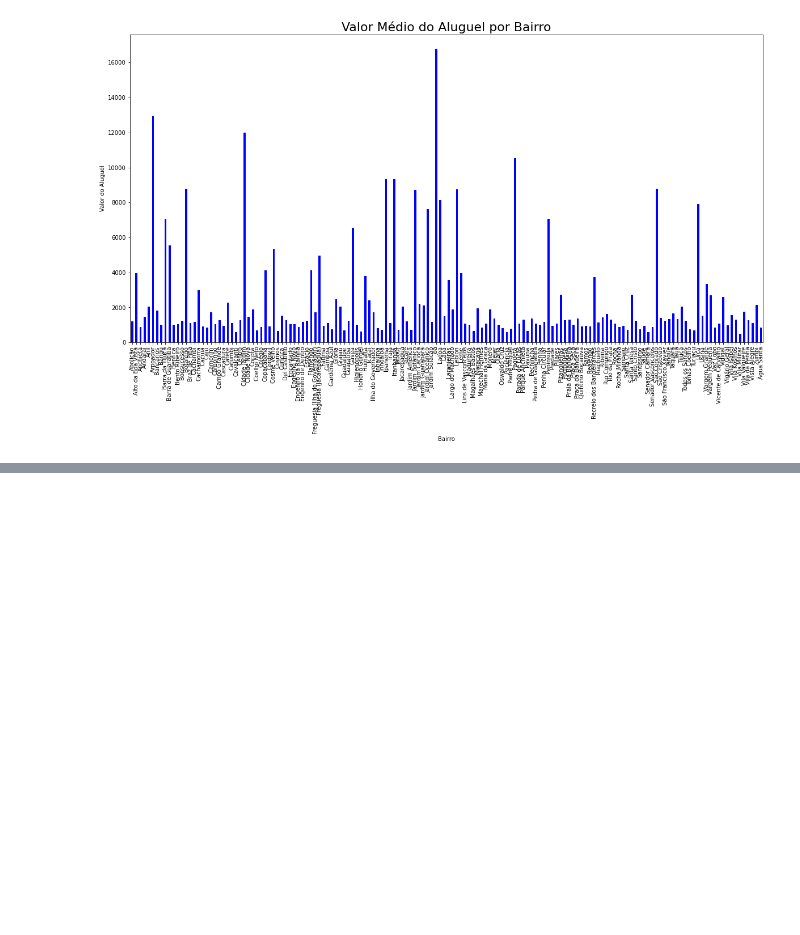
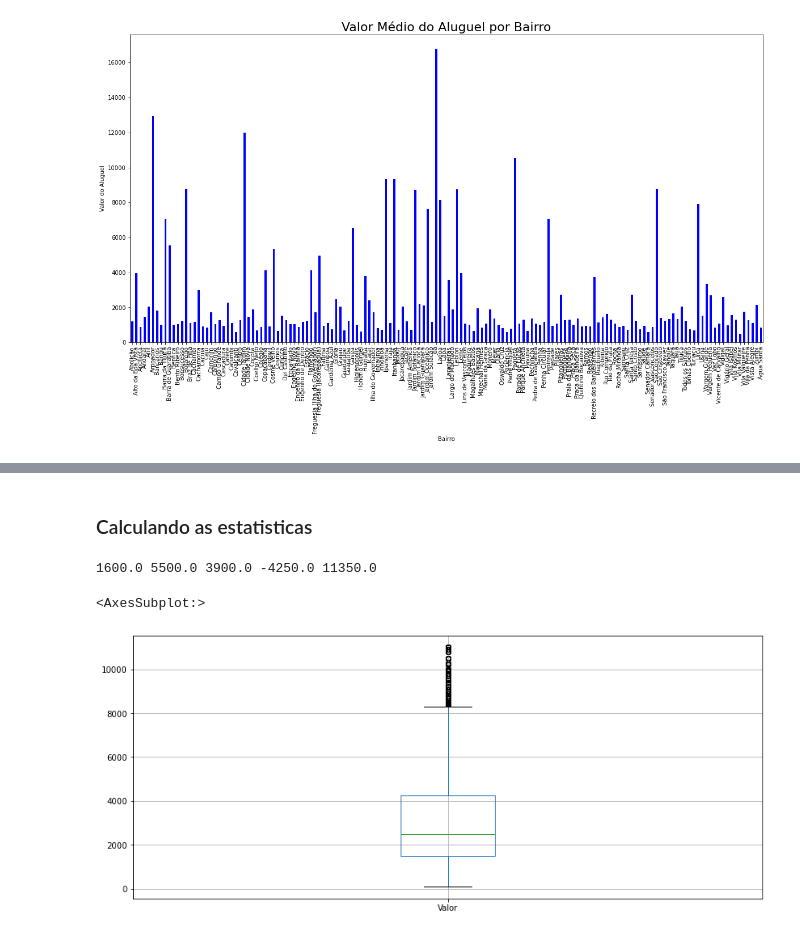
Before and after one commit to nsfoliveira/Python, a Jupyter notebook: ALURA_F_Python/F_PythonDS_03/Pandas_Aluguel.ipynb, the cells around one changed output, grey strips where cells are left out. Cells and saved outputs as stored; diff of their text form; code cells hidden in the pictures; blank space fills up the shorter version.

```diff
--- a/ALURA_F_Python/F_PythonDS_03/Pandas_Aluguel.ipynb
+++ b/ALURA_F_Python/F_PythonDS_03/Pandas_Aluguel.ipynb
@@ -1128,0 +1165,5 @@ Text(0.5, 1.0, 'Valor Médio do Aluguel por Bairro')
+# %%
+# para facilitar a digitação, vamos criar uma series
+
+valor = dados['Valor']
+valor
@@ -1128,0 +1185,30 @@ Text(0.5, 1.0, 'Valor Médio do Aluguel por Bairro')
+# %% [markdown]
+### Calculando as estatisticas
+# %%
+# quartis,  intervalo interquartil. limite inferior e limite superior
+# quantile() função para calcular os quartils (0.25, 0.50, 0.75)
+
+Q1 = valor.quantile(0.25)
+Q3 = valor.quantile(0.75)
+IIQ = Q3 - Q1
+LIMINF = Q1 - 1.5 * IIQ
+LIMSUP = Q3 + 1.5 * IIQ
+
+
+print(Q1,Q3, IIQ, LIMINF, LIMSUP)
+# %% [output]
+1600.0 5500.0 3900.0 -4250.0 11350.0
+# %%
+# faremos uma seleção dos dados que estão dentro do limite e o que estiver fora, os outliers, seram descartados
+
+selecao7 = (valor >= LIMINF) & (valor <= LIMSUP)
+
+# vamos criar uma nova variavel para não danificar nosso DF
+dados_semoutliers = dados[selecao7]
+# %%
+# criando um novo boxplot para visualizar se os dados continuam achatados
+
+dados_semoutliers.boxplot(['Valor'])
+# %% [output]
+<AxesSubplot:>
+[figure, added]
```
Also changed, not shown: parts of 11 cells of this notebook, 3 other files.
